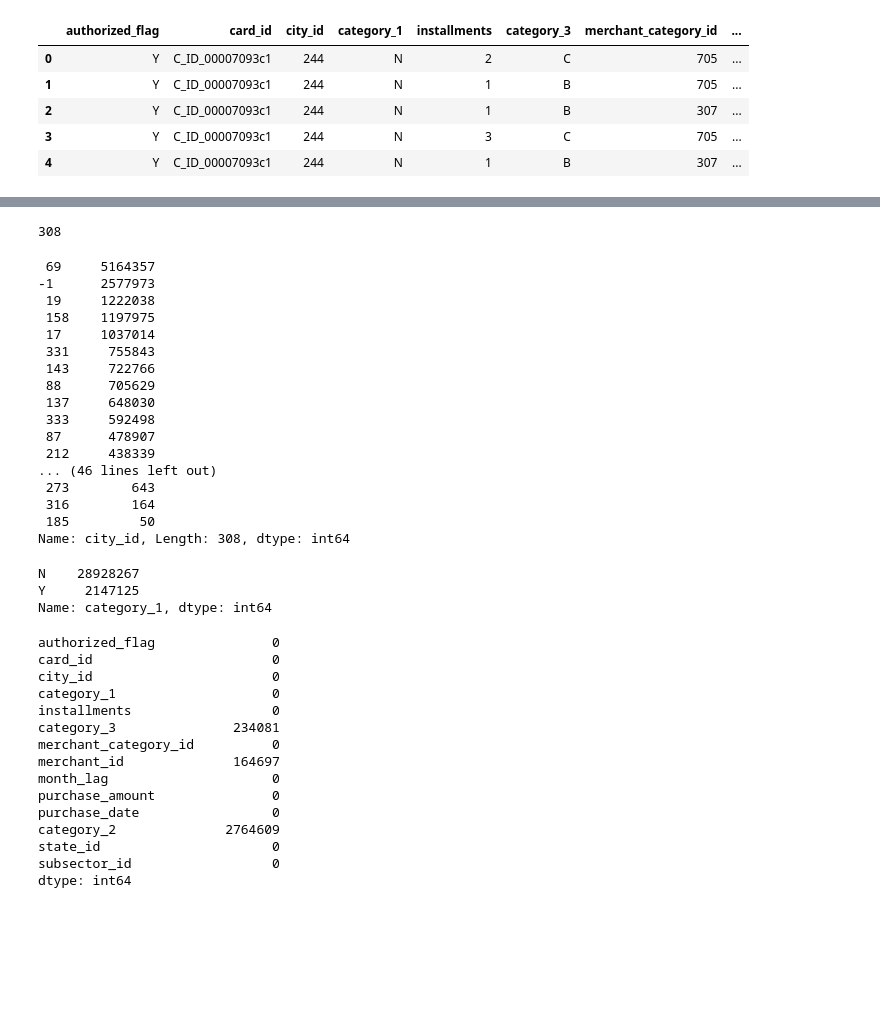
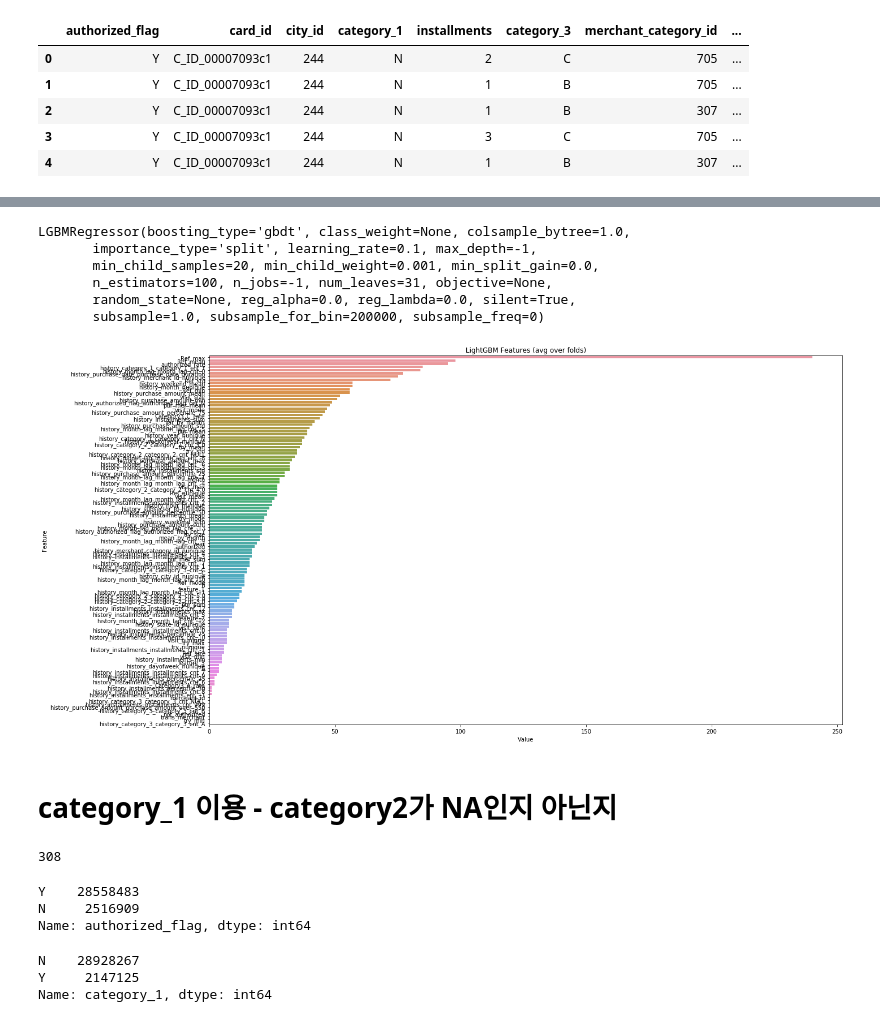
Before and after one commit to miniii222/kaggle, a Jupyter notebook: Elo_Merchant_Category_Recommendation/modeling/2-6.New_Feature_transaction2.ipynb, the cells around one changed output, grey strips where cells are left out. Cells and saved outputs as stored; diff of their text form; code cells hidden in the pictures; blank space fills up the shorter version.

Commit message:
add transaction data features

```diff
--- a/Elo_Merchant_Category_Recommendation/modeling/2-6.New_Feature_transaction2.ipynb
+++ b/Elo_Merchant_Category_Recommendation/modeling/2-6.New_Feature_transaction2.ipynb
@@ -354,0 +329,5 @@ transaction.head()
+# %%
+#variance의 의미 : var가 크다는 것은 꾸준히 거래를 했다는 것.
+by_month_lag = pd.DataFrame(transaction.groupby(['card_id','month_lag'])['month_lag'].count()).groupby('card_id').agg(['mean','var'])
+by_month_lag.columns = ['mean_by_month','var_by_month']
+by_month_lag.head()
@@ -354,0 +344,2 @@ transaction.head()
+# %%
+train = pd.read_csv(path + 'train2.csv')
@@ -354,0 +351,5 @@ transaction.head()
+# %%
+train = pd.merge(train, trans_merchant[['trans_merchant']], on='card_id')
+train = pd.merge(train, purchase_merchant, on='card_id')
+train = pd.merge(train, category3_count, on='card_id')
+train = pd.merge(train, by_month_lag, on='card_id')
@@ -354,0 +425,11 @@ transaction.head()
+# %%
+x_train = train.drop(['card_id','target'], axis=1)
+y_train = train['target']
+lgb.fit(x_train, y_train)
+# %% [output]
+LGBMRegressor(boosting_type='gbdt', class_weight=None, colsample_bytree=1.0,
+       importance_type='split', learning_rate=0.1, max_depth=-1,
+       min_child_samples=20, min_child_weight=0.001, min_split_gain=0.0,
+       n_estimators=100, n_jobs=-1, num_leaves=31, objective=None,
+       random_state=None, reg_alpha=0.0, reg_lambda=0.0, silent=True,
+       subsample=1.0, subsample_for_bin=200000, subsample_freq=0)
@@ -354,0 +438,11 @@ transaction.head()
+# %%
+# sorted(zip(clf.feature_importances_, X.columns), reverse=True)
+feature_imp = pd.DataFrame(sorted(zip(lgb.feature_importances_, x_train.columns)), columns=['Value','Feature'])
+
+plt.figure(figsize=(20, 10))
+sns.barplot(x="Value", y="Feature", data=feature_imp.sort_values(by="Value", ascending=False))
+plt.title('LightGBM Features (avg over folds)')
+plt.tight_layout()
+plt.show()
+# %% [output]
+[figure, added]
@@ -355,48 +455,18 @@ transaction.head()
+# %% [markdown]
+# category_1 이용 - category2가  NA인지 아닌지
 # %%
 len(transaction.city_id.unique())
 # %% [output]
 308
 # %%
-transaction.city_id.value_counts()
+transaction.authorized_flag.value_counts()
 # %% [output]
- 69     5164357
--1      2577973
- 19     1222038
- 158    1197975
- 17     1037014
- 331     755843
- 143     722766
- 88      705629
- 137     648030
- 333     592498
- 87      478907
- 212     438339
-... (46 lines left out)
- 273        643
- 316        164
- 185         50
-Name: city_id, Length: 308, dtype: int64
+Y    28558483
+N     2516909
+Name: authorized_flag, dtype: int64
 # %%
 transaction.category_1.value_counts()
 # %% [output]
 N    28928267
 Y     2147125
 Name: category_1, dtype: int64
-# %%
-transaction.isnull().sum()
-# %% [output]
-authorized_flag               0
-card_id                       0
-city_id                       0
-category_1                    0
-installments                  0
-category_3               234081
-merchant_category_id          0
-merchant_id              164697
-month_lag                     0
-purchase_amount               0
-purchase_date                 0
-category_2              2764609
-state_id                      0
-subsector_id                  0
-dtype: int64
```
Also changed, not shown: parts of 39 cells of this notebook.
